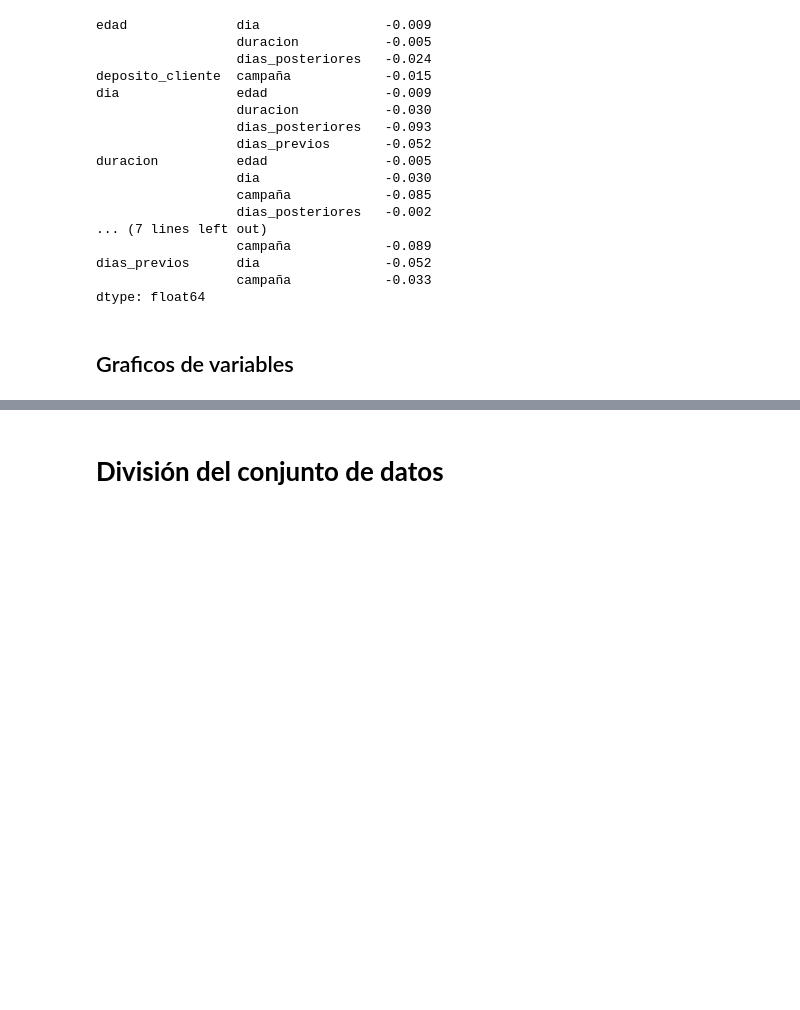
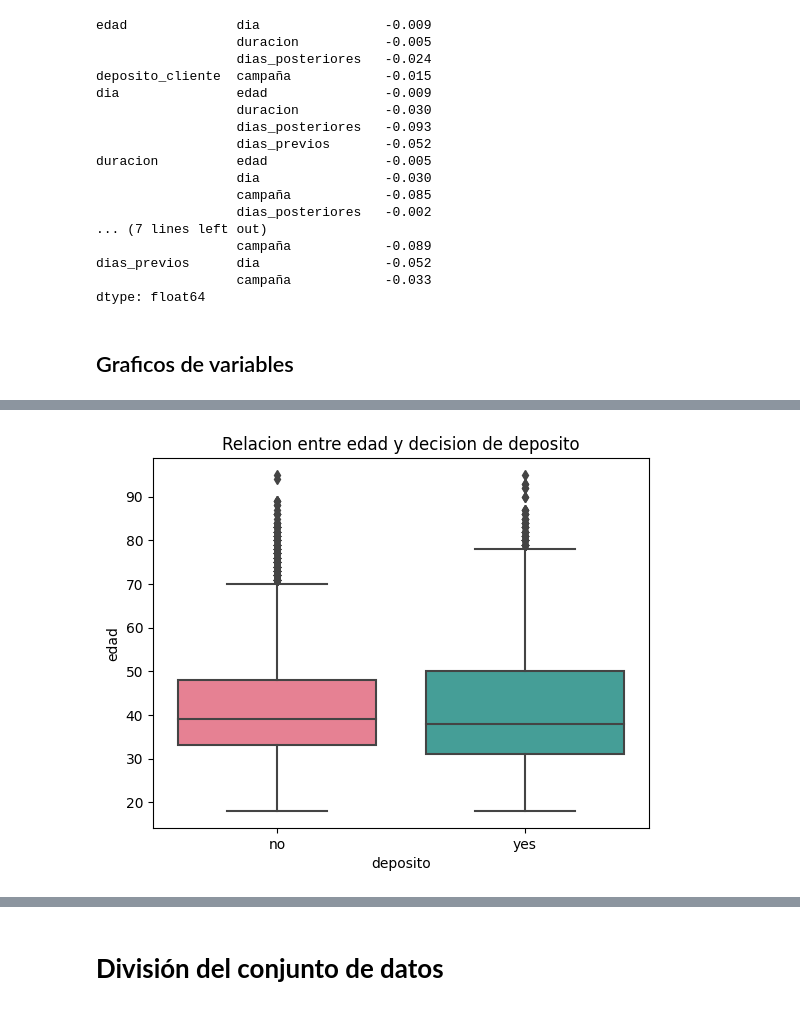
Before and after one commit to Marcelooyola/UDAMod5, a Jupyter notebook: trabajo_final.ipynb, the cells around one changed output, grey strips where cells are left out. Saved outputs shown, nothing was run; the diff lists cells and outputs as text; code cells hidden in the pictures; blank space fills up the shorter version.

```diff
--- a/trabajo_final.ipynb
+++ b/trabajo_final.ipynb
@@ -403,0 +433,11 @@ dtype: float64
+# %%
+sns.boxplot(
+    data = analisis,
+    y = 'edad',
+    x = 'deposito',
+    palette = 'husl'
+)
+plt.title('Relacion entre edad y decision de deposito')
+plt.show()
+# %% [output]
+[figure, added]
```
Also changed, not shown: parts of 10 cells of this notebook.
